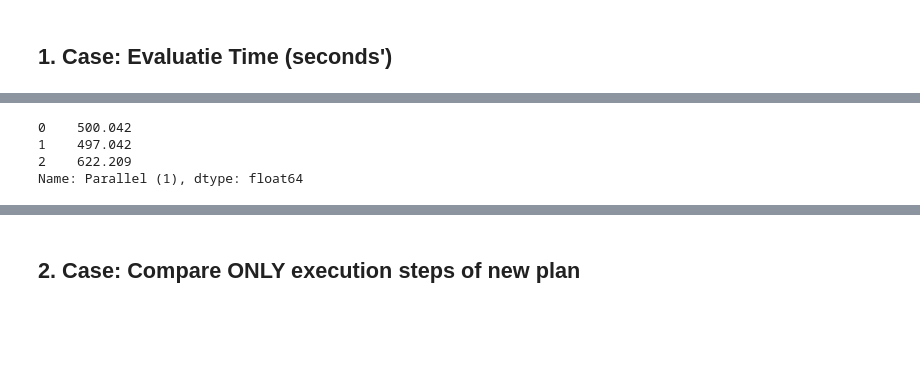
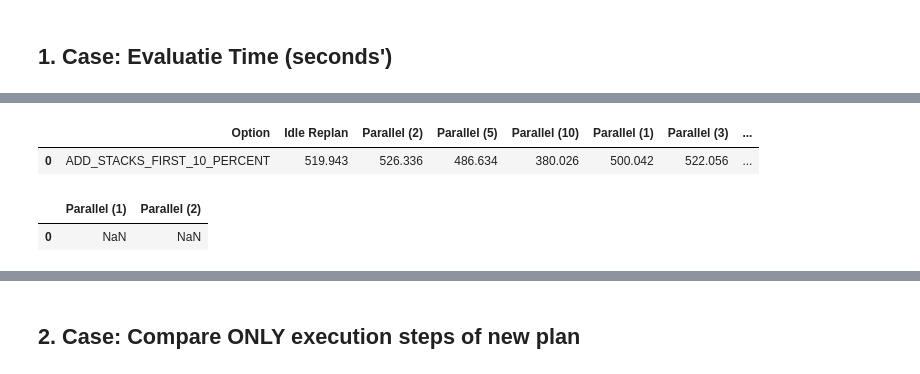
Before and after one commit to martineisenberg/momot-reactive, a Jupyter notebook: evaluation/data_processing.ipynb, the cells around one changed output, grey strips where cells are left out. Cells and saved outputs as stored; diff of their text form; code cells hidden in the pictures; blank space fills up the shorter version.

```diff
--- a/evaluation/data_processing.ipynb
+++ b/evaluation/data_processing.ipynb
@@ -397,7 +412,8 @@ display(overall_runtime_std.iloc[2:, :])
-# %%
-display(overall_runtime.loc[:2, 'Parallel (1)'])
-# %% [output]
-0    500.042
-1    497.042
-2    622.209
-Name: Parallel (1), dtype: float64
+# %%
+display(overall_runtime.iloc[0:1, :])
+display(overall_runtime.iloc[0:1, 2:3] + overall_runtime.iloc[0:1, 5:6])
+# %% [output]
+|  | Option | Idle Replan | Parallel (2) | Parallel (5) | Parallel (10) | Parallel (1) | Parallel (3) | ... |
+| 0 | ADD_STACKS_FIRST_10_PERCENT | 519.943 | 526.336 | 486.634 | 380.026 | 500.042 | 522.056 | ... |
+|  | Parallel (1) | Parallel (2) |
+| 0 | NaN | NaN |
```
Also changed, not shown: parts of 2 cells of this notebook, 8 other files.
